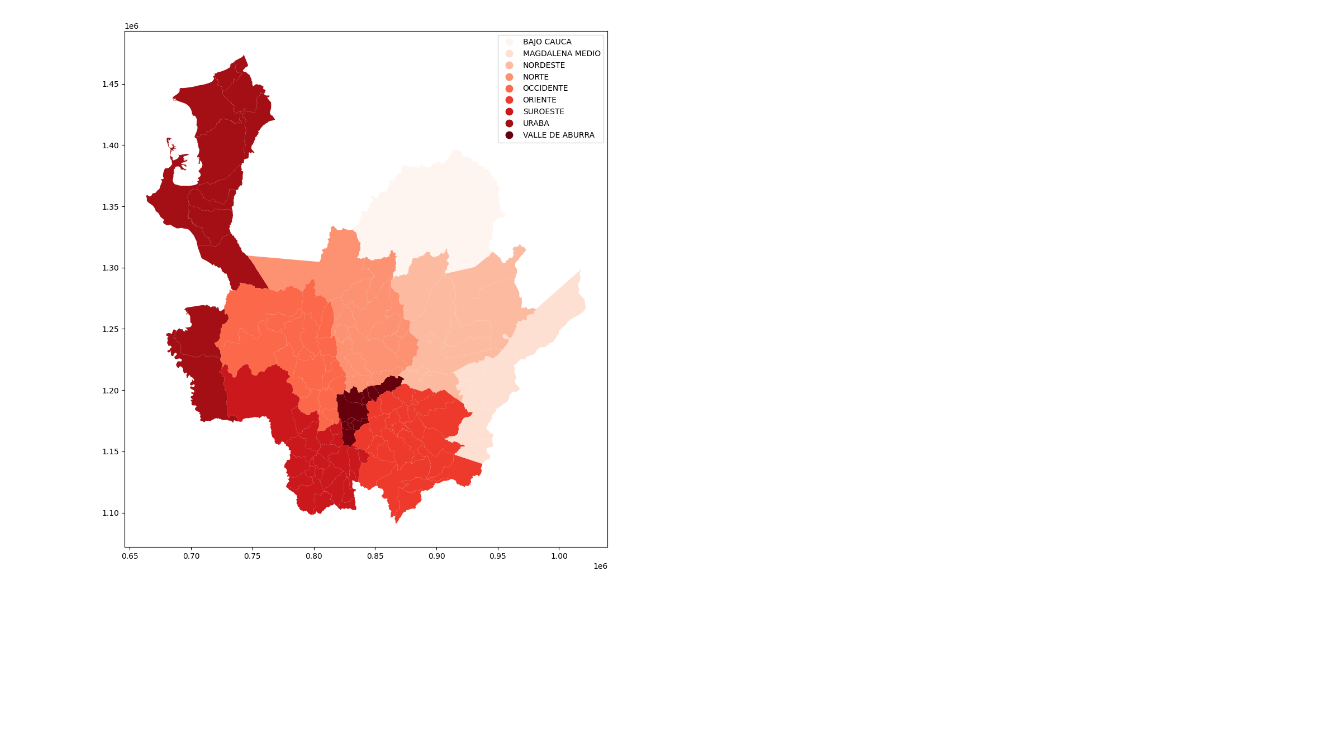
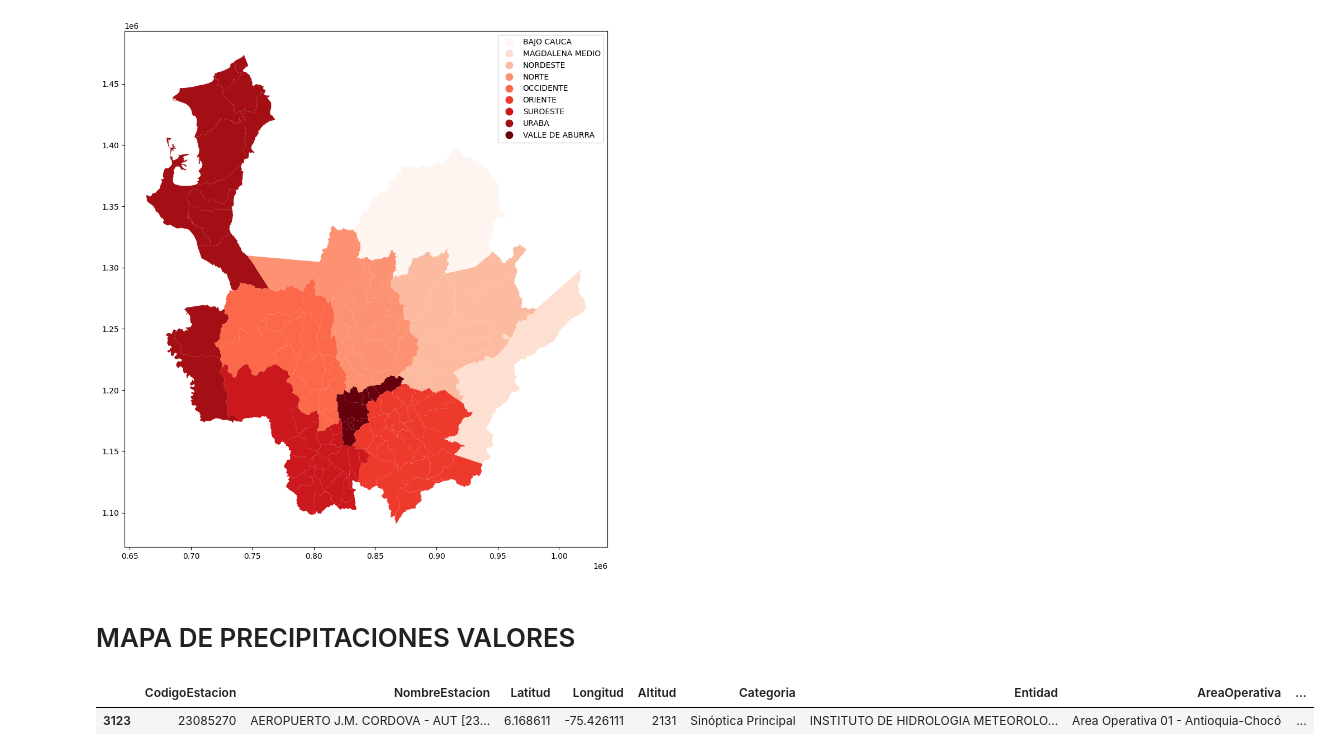
Before and after one commit to stijopa/Tesis, a Jupyter notebook: EDA_T_Sensores.ipynb, the cells around one changed output. Cells and saved outputs as stored; diff of their text form; code cells hidden in the pictures; blank space fills up the shorter version.

```diff
--- a/EDA_T_Sensores.ipynb
+++ b/EDA_T_Sensores.ipynb
@@ -140,3 +141,10 @@ mapa_con_sensores.plot(column='SUBREGION', cmap='Reds', legend=True, figsize=(20
 # %% [output]
 <Axes: >
 [figure]
+# %% [markdown]
+# MAPA DE PRECIPITACIONES VALORES
+# %%
+df_Sensores.head(1)
+# %% [output]
+|  | CodigoEstacion | NombreEstacion | Latitud | Longitud | Altitud | Categoria | Entidad | AreaOperativa | ... |
+| 3123 | 23085270 | AEROPUERTO J.M. CORDOVA - AUT [23... | 6.168611 | -75.426111 | 2131 | Sinóptica Principal | INSTITUTO DE HIDROLOGIA METEOROLO... | Area Operativa 01 - Antioquia-Chocó | ... |
```
Also changed, not shown: parts of 10 cells of this notebook.
